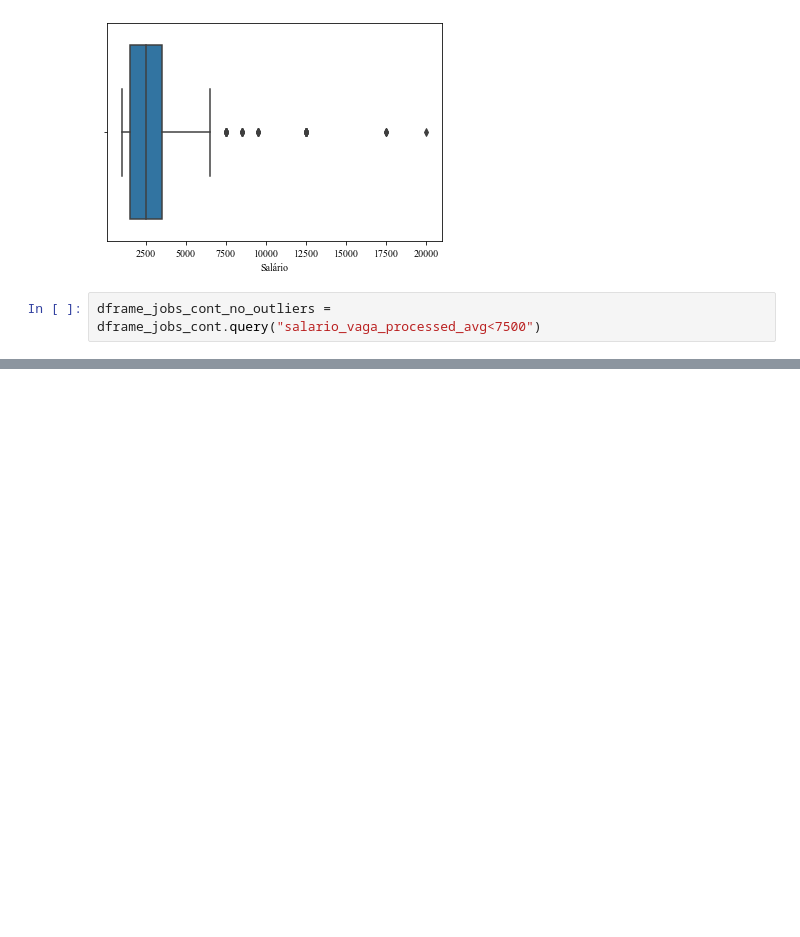
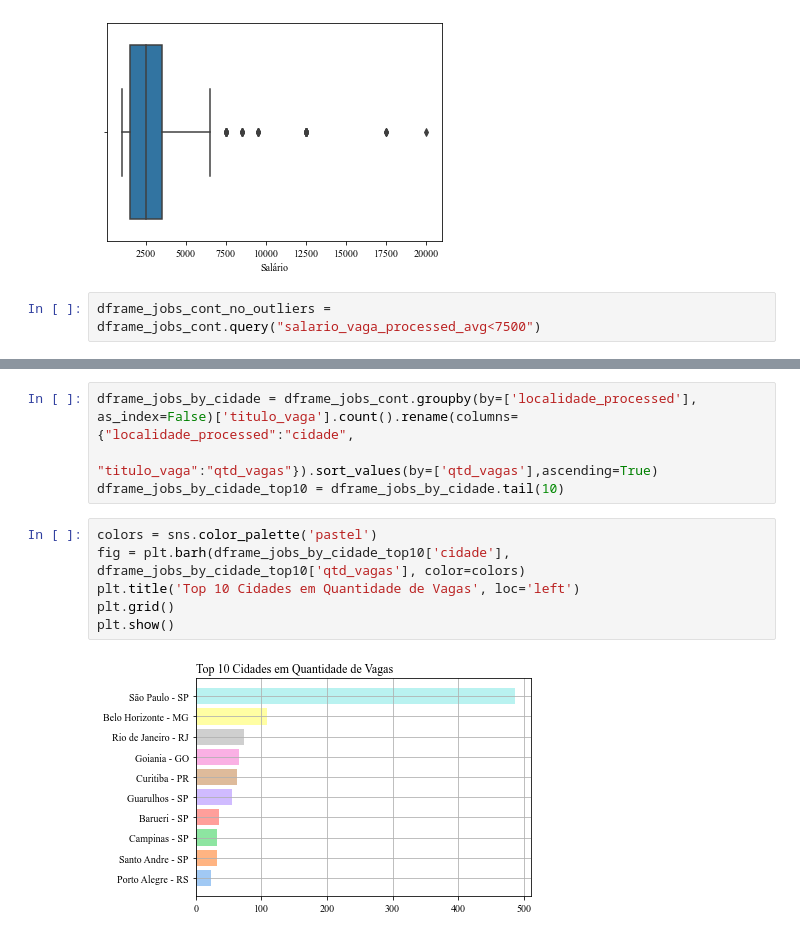
Before and after one commit to ivanrmello/berle-means, a Jupyter notebook: accounting-theory/relation-between-salary-and-tech-skills/04_preprocessing_description_and_tech_skills.ipynb, the cells around one changed output, grey strips where cells are left out. Saved outputs shown, nothing was run; the diff lists cells and outputs as text; blank space fills up the shorter version.

```diff
--- a/accounting-theory/relation-between-salary-and-tech-skills/04_preprocessing_description_and_tech_skills.ipynb
+++ b/accounting-theory/relation-between-salary-and-tech-skills/04_preprocessing_description_and_tech_skills.ipynb
@@ -340,0 +358,12 @@ Notes:
+# %%
+dframe_jobs_by_cidade = dframe_jobs_cont.groupby(by=['localidade_processed'], as_index=False)['titulo_vaga'].count().rename(columns={"localidade_processed":"cidade",
+                                                                                                         "titulo_vaga":"qtd_vagas"}).sort_values(by=['qtd_vagas'],ascending=True)
+dframe_jobs_by_cidade_top10 = dframe_jobs_by_cidade.tail(10)
+# %%
+colors = sns.color_palette('pastel')
+fig = plt.barh(dframe_jobs_by_cidade_top10['cidade'], dframe_jobs_by_cidade_top10['qtd_vagas'], color=colors)
+plt.title('Top 10 Cidades em Quantidade de Vagas', loc='left')
+plt.grid()
+plt.show()
+# %% [output]
+[figure, added]
```
Also changed, not shown: parts of 17 cells of this notebook, 1 other file.
